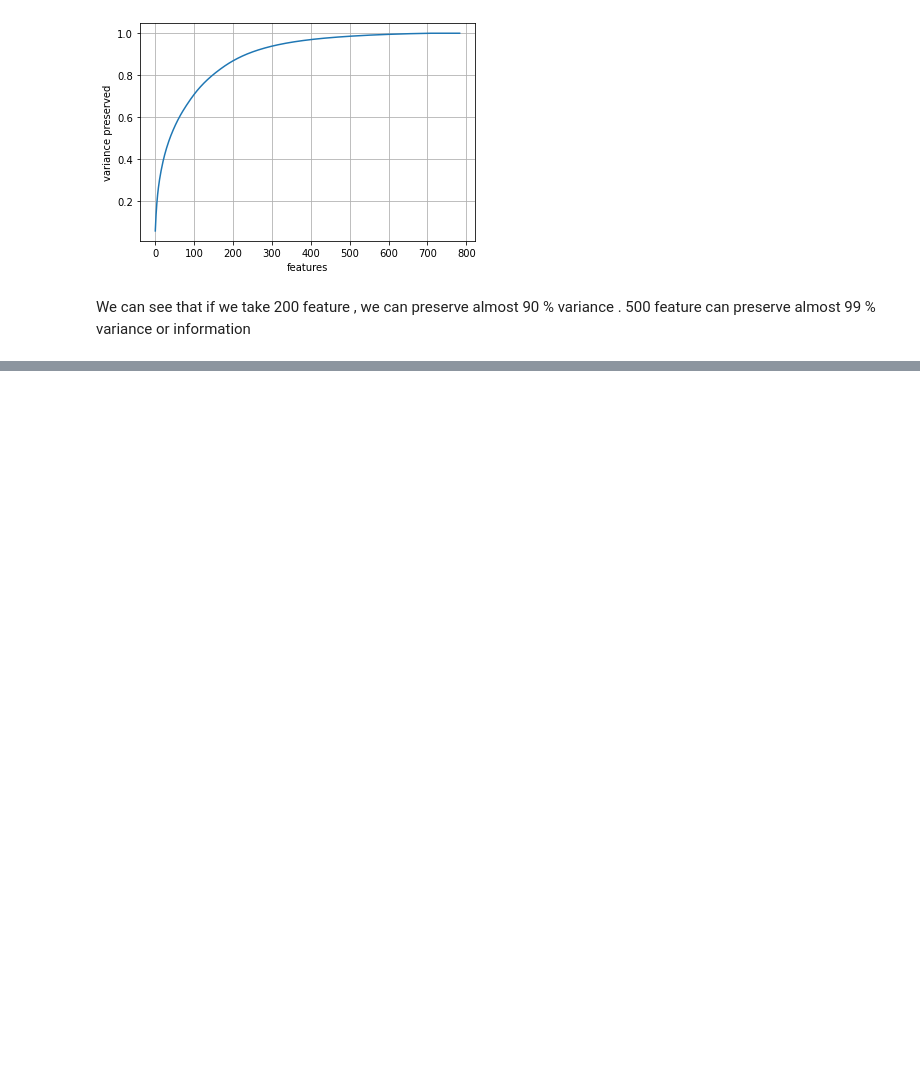
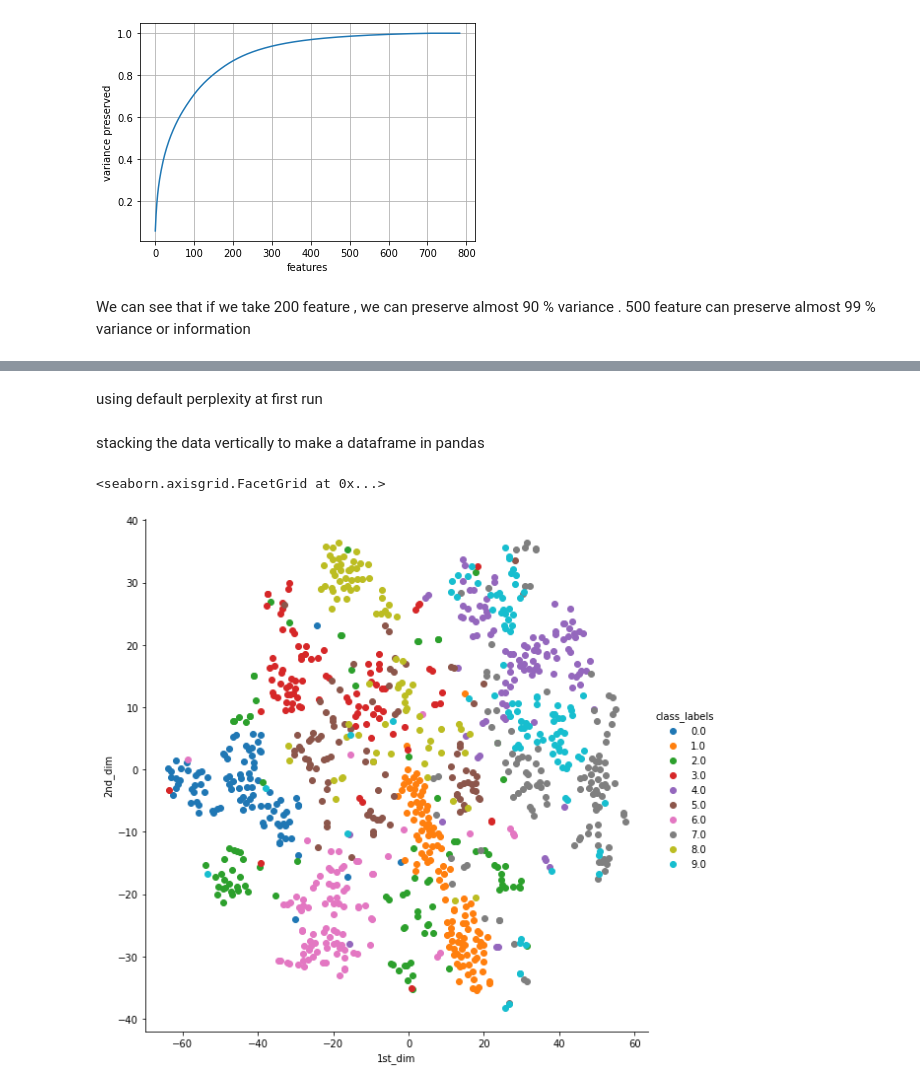
Before and after one commit to pranzalkhadka/DimensionalityReduction, a Jupyter notebook: Untitled.ipynb, the cells around one changed output, grey strips where cells are left out. Drawn from its saved outputs; the diff is of its cells as text; code cells hidden in the pictures; blank space fills up the shorter version.

Commit message:
tsne for visualization

```diff
--- a/Untitled.ipynb
+++ b/Untitled.ipynb
@@ -150,0 +161,3 @@ We can see that if we take 200 feature , we can preserve almost 90 % variance .
+# %%
+data = standardized_data[:1000,:]
+labels = label[:1000]
@@ -150,0 +168,16 @@ We can see that if we take 200 feature , we can preserve almost 90 % variance .
+# %%
+tsne =TSNE(n_components=2,random_state=0)
+tsne_data = tsne.fit_transform(data)
+# %% [markdown]
+using default perplexity at first run
+# %%
+tsne_data = np.vstack((tsne_data.T,labels)).T
+# %% [markdown]
+stacking the data vertically to make a dataframe in pandas
+# %%
+tsne_df = pd.DataFrame(tsne_data,columns=("1st_dim","2nd_dim","class_labels"))
+# %%
+sns.FacetGrid(tsne_df,hue="class_labels",height=8).map(plt.scatter,"1st_dim","2nd_dim").add_legend()
+# %% [output]
+<seaborn.axisgrid.FacetGrid at 0x...>
+[figure, added]
```
Also changed, not shown: parts of 17 cells of this notebook.
